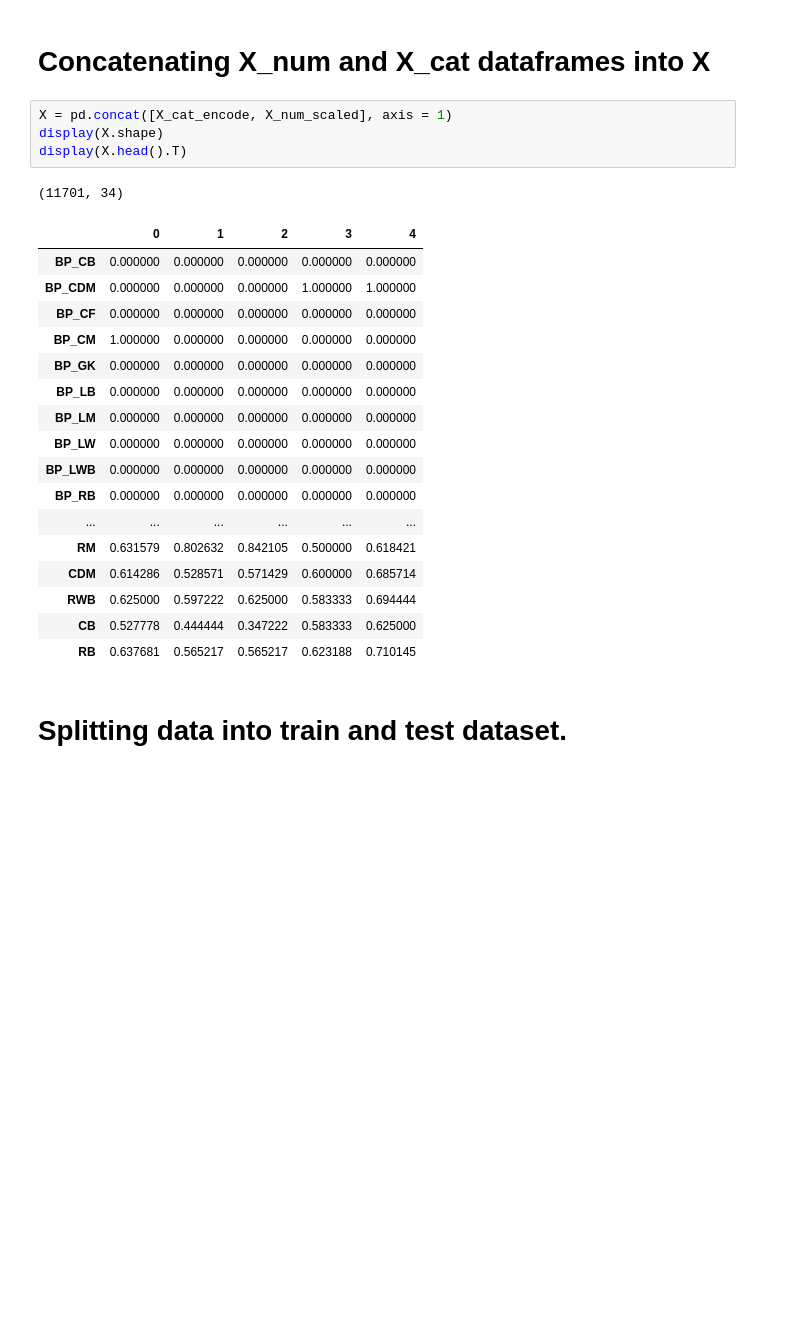
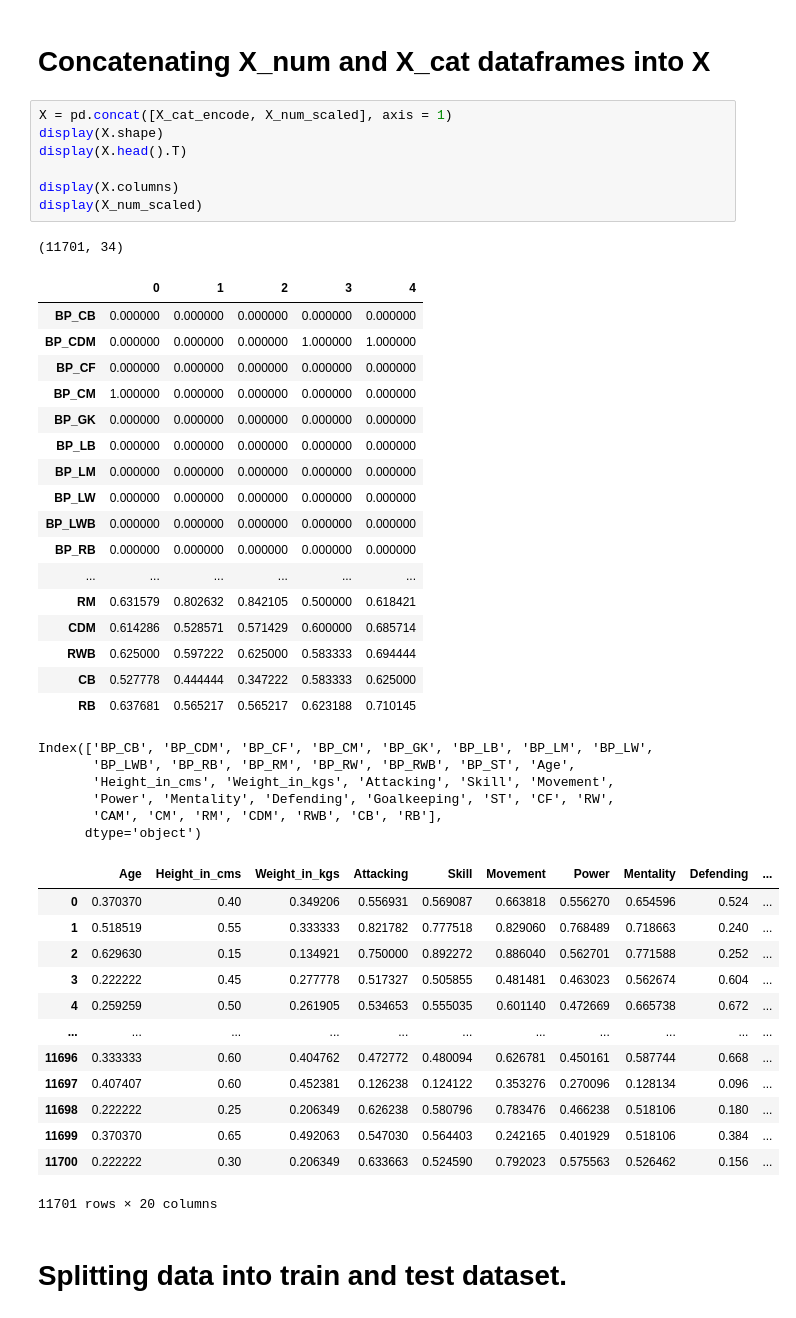
Before and after one commit to vrushali92/FIFA21, a Jupyter notebook: FIFA_21.ipynb, the cells around one changed output. Drawn from its saved outputs; the diff is of its cells as text; blank space fills up the shorter version.

```diff
--- a/FIFA_21.ipynb
+++ b/FIFA_21.ipynb
@@ -571,26 +567,48 @@ X_cat_encode.head().T
 # %%
 X = pd.concat([X_cat_encode, X_num_scaled], axis = 1)
 display(X.shape)
 display(X.head().T)
+
+display(X.columns)
+display(X_num_scaled)
 # %% [output]
 (11701, 34)
 |  | 0 | 1 | 2 | 3 | 4 |
 | BP_CB | 0.000000 | 0.000000 | 0.000000 | 0.000000 | 0.000000 |
 | BP_CDM | 0.000000 | 0.000000 | 0.000000 | 1.000000 | 1.000000 |
 | BP_CF | 0.000000 | 0.000000 | 0.000000 | 0.000000 | 0.000000 |
 | BP_CM | 1.000000 | 0.000000 | 0.000000 | 0.000000 | 0.000000 |
 | BP_GK | 0.000000 | 0.000000 | 0.000000 | 0.000000 | 0.000000 |
 | BP_LB | 0.000000 | 0.000000 | 0.000000 | 0.000000 | 0.000000 |
 | BP_LM | 0.000000 | 0.000000 | 0.000000 | 0.000000 | 0.000000 |
 | BP_LW | 0.000000 | 0.000000 | 0.000000 | 0.000000 | 0.000000 |
 | BP_LWB | 0.000000 | 0.000000 | 0.000000 | 0.000000 | 0.000000 |
 | BP_RB | 0.000000 | 0.000000 | 0.000000 | 0.000000 | 0.000000 |
 | ... | ... | ... | ... | ... | ... |
 | RM | 0.631579 | 0.802632 | 0.842105 | 0.500000 | 0.618421 |
 | CDM | 0.614286 | 0.528571 | 0.571429 | 0.600000 | 0.685714 |
 | RWB | 0.625000 | 0.597222 | 0.625000 | 0.583333 | 0.694444 |
 | CB | 0.527778 | 0.444444 | 0.347222 | 0.583333 | 0.625000 |
 | RB | 0.637681 | 0.565217 | 0.565217 | 0.623188 | 0.710145 |
+Index(['BP_CB', 'BP_CDM', 'BP_CF', 'BP_CM', 'BP_GK', 'BP_LB', 'BP_LM', 'BP_LW',
+       'BP_LWB', 'BP_RB', 'BP_RM', 'BP_RW', 'BP_RWB', 'BP_ST', 'Age',
+       'Height_in_cms', 'Weight_in_kgs', 'Attacking', 'Skill', 'Movement',
+       'Power', 'Mentality', 'Defending', 'Goalkeeping', 'ST', 'CF', 'RW',
+       'CAM', 'CM', 'RM', 'CDM', 'RWB', 'CB', 'RB'],
+      dtype='object')
+|  | Age | Height_in_cms | Weight_in_kgs | Attacking | Skill | Movement | Power | Mentality | Defending | ... |
+| 0 | 0.370370 | 0.40 | 0.349206 | 0.556931 | 0.569087 | 0.663818 | 0.556270 | 0.654596 | 0.524 | ... |
+| 1 | 0.518519 | 0.55 | 0.333333 | 0.821782 | 0.777518 | 0.829060 | 0.768489 | 0.718663 | 0.240 | ... |
+| 2 | 0.629630 | 0.15 | 0.134921 | 0.750000 | 0.892272 | 0.886040 | 0.562701 | 0.771588 | 0.252 | ... |
+| 3 | 0.222222 | 0.45 | 0.277778 | 0.517327 | 0.505855 | 0.481481 | 0.463023 | 0.562674 | 0.604 | ... |
+| 4 | 0.259259 | 0.50 | 0.261905 | 0.534653 | 0.555035 | 0.601140 | 0.472669 | 0.665738 | 0.672 | ... |
+| ... | ... | ... | ... | ... | ... | ... | ... | ... | ... | ... |
+| 11696 | 0.333333 | 0.60 | 0.404762 | 0.472772 | 0.480094 | 0.626781 | 0.450161 | 0.587744 | 0.668 | ... |
+| 11697 | 0.407407 | 0.60 | 0.452381 | 0.126238 | 0.124122 | 0.353276 | 0.270096 | 0.128134 | 0.096 | ... |
+| 11698 | 0.222222 | 0.25 | 0.206349 | 0.626238 | 0.580796 | 0.783476 | 0.466238 | 0.518106 | 0.180 | ... |
+| 11699 | 0.370370 | 0.65 | 0.492063 | 0.547030 | 0.564403 | 0.242165 | 0.401929 | 0.518106 | 0.384 | ... |
+| 11700 | 0.222222 | 0.30 | 0.206349 | 0.633663 | 0.524590 | 0.792023 | 0.575563 | 0.526462 | 0.156 | ... |
+11701 rows × 20 columns
 # %% [markdown]
 # Splitting data into train and test dataset.
 # %%
```
Also changed, not shown: parts of 38 cells of this notebook, 1 other file.
